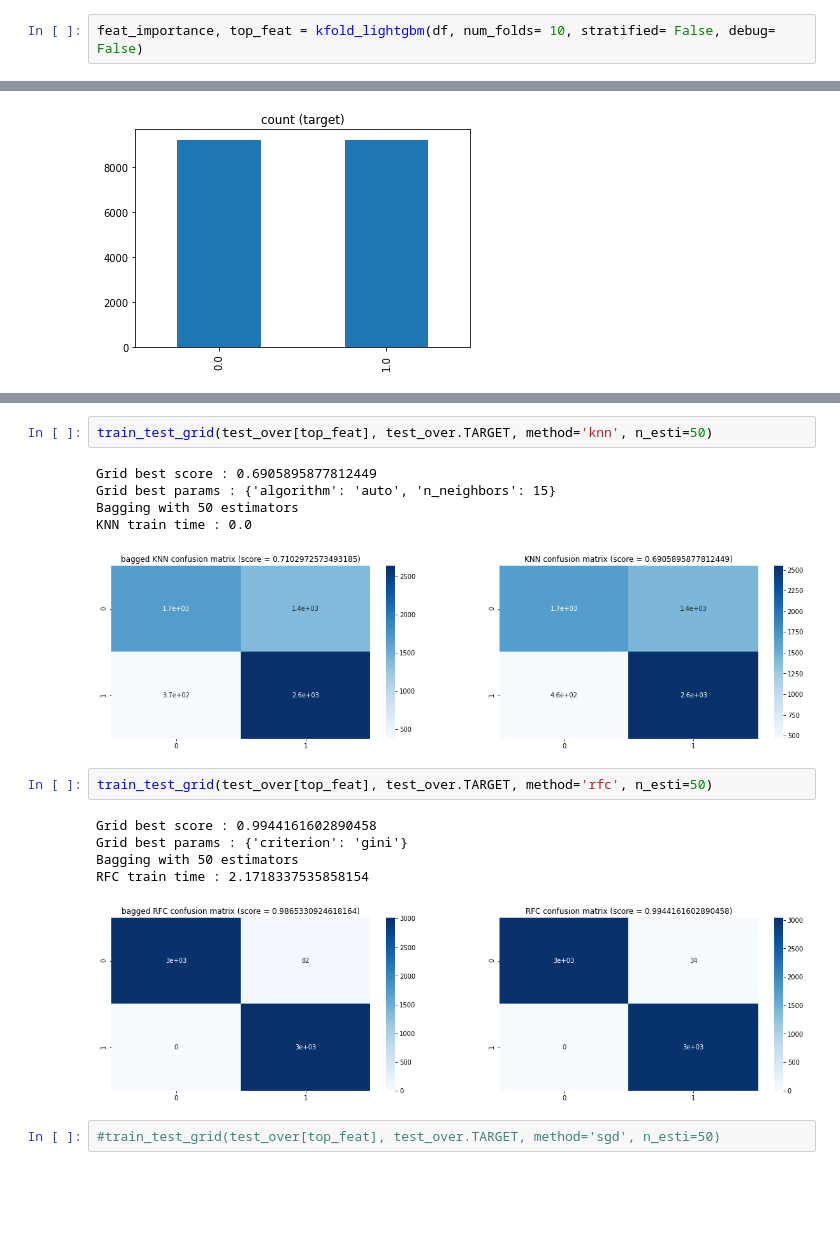
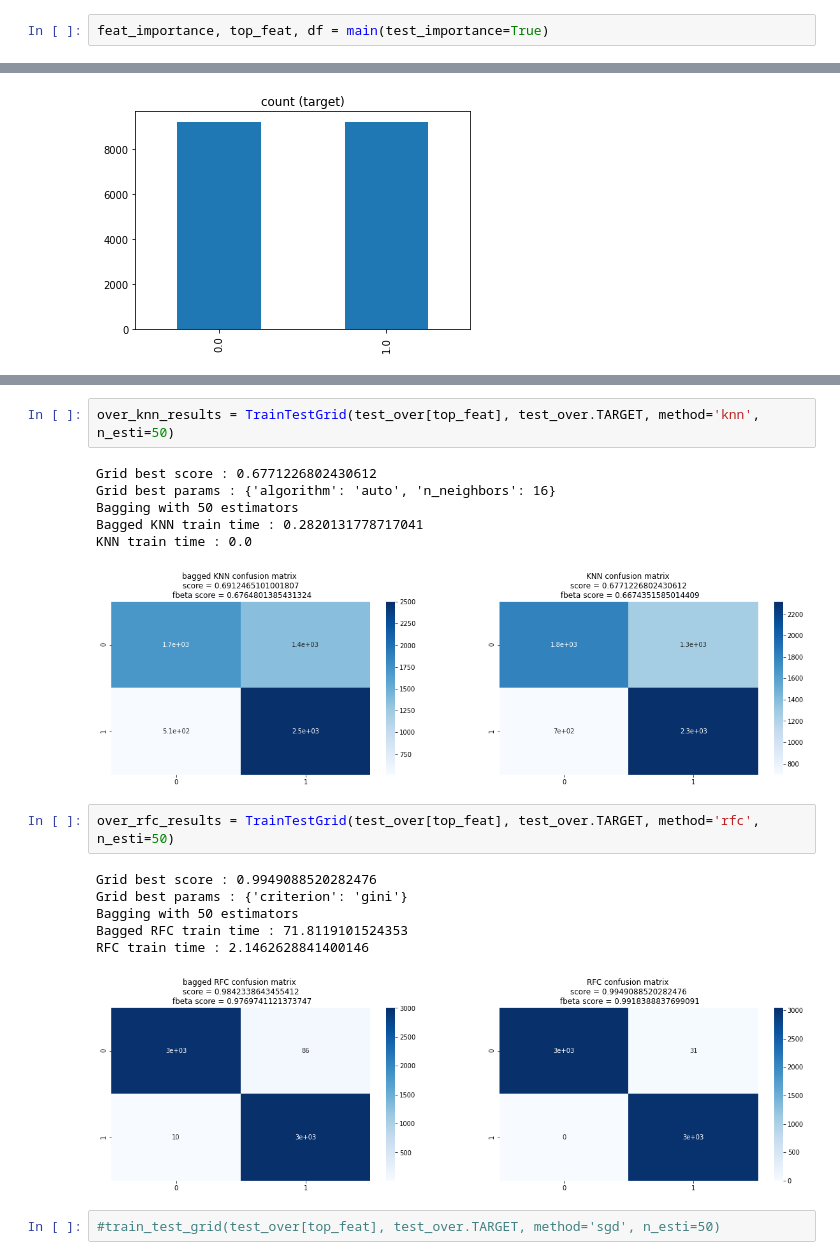
Before and after one commit to aboustev/OPC-Project_7, a Jupyter notebook: 04_NOTEBOOKS/Untitled.ipynb, the cells around one changed output, grey strips where cells are left out. Drawn from its saved outputs; the diff is of its cells as text; blank space fills up the shorter version.

```diff
--- a/04_NOTEBOOKS/Untitled.ipynb
+++ b/04_NOTEBOOKS/Untitled.ipynb
@@ -406,3 +51,3 @@ df.columns = [adjust_string(strg) for strg in df.columns]
 # %%
-feat_importance, top_feat = kfold_lightgbm(df, num_folds= 10, stratified= False, debug= False)
+feat_importance, top_feat, df = main(test_importance=True)
 # %% [output]
@@ -676,19 +258,21 @@ DUMMY train time : 0.0011053085327148438
 # %%
-train_test_grid(test_over[top_feat], test_over.TARGET, method='knn', n_esti=50)
+over_knn_results = TrainTestGrid(test_over[top_feat], test_over.TARGET, method='knn', n_esti=50)
 # %% [output]
-Grid best score : 0.6905895877812449
-Grid best params : {'algorithm': 'auto', 'n_neighbors': 15}
+Grid best score : 0.6771226802430612
+Grid best params : {'algorithm': 'auto', 'n_neighbors': 16}
 Bagging with 50 estimators
+Bagged KNN train time : 0.2820131778717041
 KNN train time : 0.0
-[figure, old version]
+[figure, new version]
 # %%
-train_test_grid(test_over[top_feat], test_over.TARGET, method='rfc', n_esti=50)
+over_rfc_results = TrainTestGrid(test_over[top_feat], test_over.TARGET, method='rfc', n_esti=50)
 # %% [output]
-Grid best score : 0.9944161602890458
+Grid best score : 0.9949088520282476
 Grid best params : {'criterion': 'gini'}
 Bagging with 50 estimators
-RFC train time : 2.1718337535858154
+Bagged RFC train time : 71.8119101524353
+RFC train time : 2.1462628841400146
-[figure, old version]
+[figure, new version]
 # %%
 #train_test_grid(test_over[top_feat], test_over.TARGET, method='sgd', n_esti=50)
 # %%
```
Also changed, not shown: parts of 51 cells of this notebook, 3 other files.
